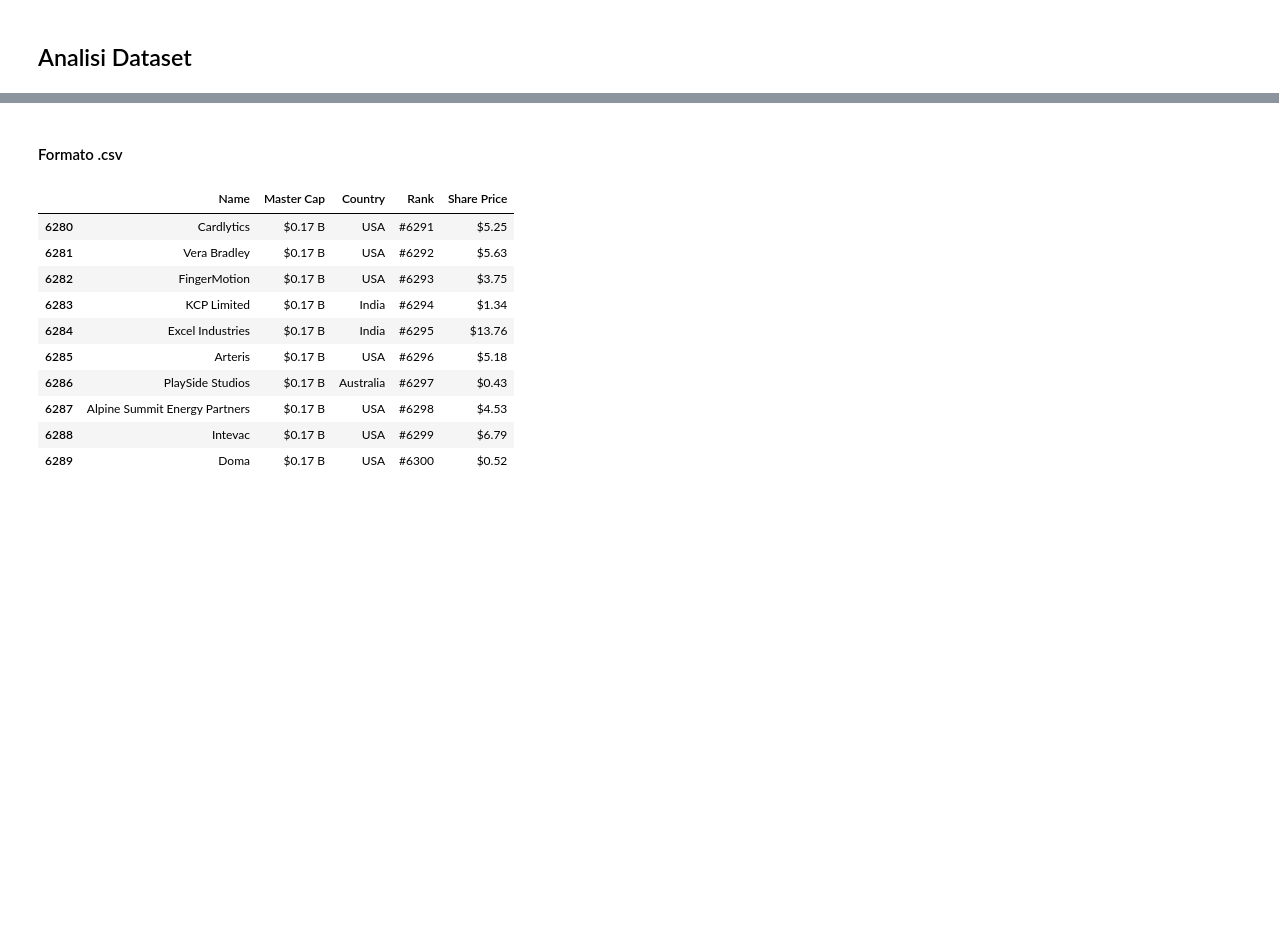
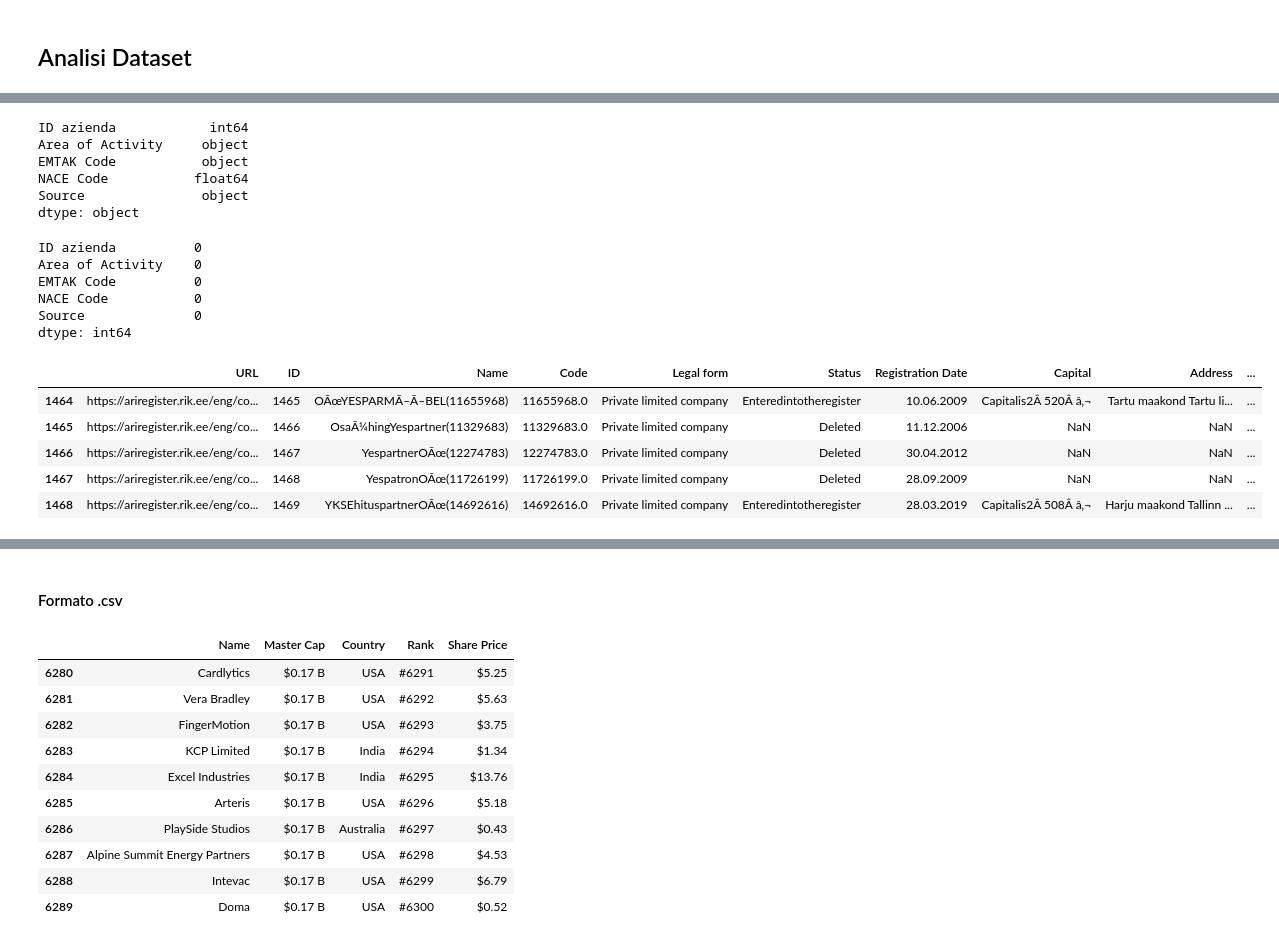
Before and after one commit to Elisabetta99/IDD_HW8, a Jupyter notebook: analisiDataset.ipynb, the cells around one changed output, grey strips where cells are left out. Saved outputs shown, nothing was run; the diff lists cells and outputs as text; code cells hidden in the pictures; blank space fills up the shorter version.

```diff
--- a/analisiDataset.ipynb
+++ b/analisiDataset.ipynb
@@ -9,0 +39,28 @@ import numpy as np
+# %%
+ar1.dtypes
+# %% [output]
+ID azienda            int64
+Area of Activity     object
+EMTAK Code           object
+NACE Code           float64
+Source               object
+dtype: object
+# %%
+ar1.isnull().sum()
+# %% [output]
+ID azienda          0
+Area of Activity    0
+EMTAK Code          0
+NACE Code           0
+Source              0
+dtype: int64
+# %%
+ar2 = pd.read_csv("de-sources-2022-2023/ariregister.rik.ee/wissel-aziende-ariregister.rik.ee.csv")
+ar2.tail(5)
+# %% [output]
+|  | URL | ID | Name | Code | Legal form | Status | Registration Date | Capital | Address | ... |
+| 1464 | https://ariregister.rik.ee/eng/co... | 1465 | OÃœYESPARMÃ–Ã–BEL(11655968) | 11655968.0 | Private limited company | Enteredintotheregister | 10.06.2009 | Capitalis2Â 520Â â‚¬ | Tartu maakond Tartu li... | ... |
+| 1465 | https://ariregister.rik.ee/eng/co... | 1466 | OsaÃ¼hingYespartner(11329683) | 11329683.0 | Private limited company | Deleted | 11.12.2006 | NaN | NaN | ... |
+| 1466 | https://ariregister.rik.ee/eng/co... | 1467 | YespartnerOÃœ(12274783) | 12274783.0 | Private limited company | Deleted | 30.04.2012 | NaN | NaN | ... |
+| 1467 | https://ariregister.rik.ee/eng/co... | 1468 | YespatronOÃœ(11726199) | 11726199.0 | Private limited company | Deleted | 28.09.2009 | NaN | NaN | ... |
+| 1468 | https://ariregister.rik.ee/eng/co... | 1469 | YKSEhituspartnerOÃœ(14692616) | 14692616.0 | Private limited company | Enteredintotheregister | 28.03.2019 | Capitalis2Â 508Â â‚¬ | Harju maakond Tallinn ... | ... |
```
Also changed, not shown: parts of 116 cells of this notebook.
